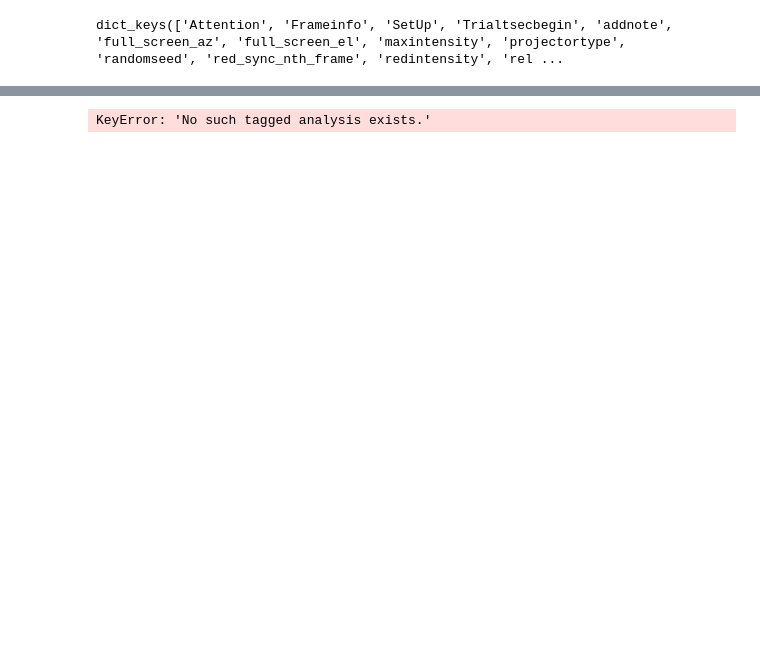
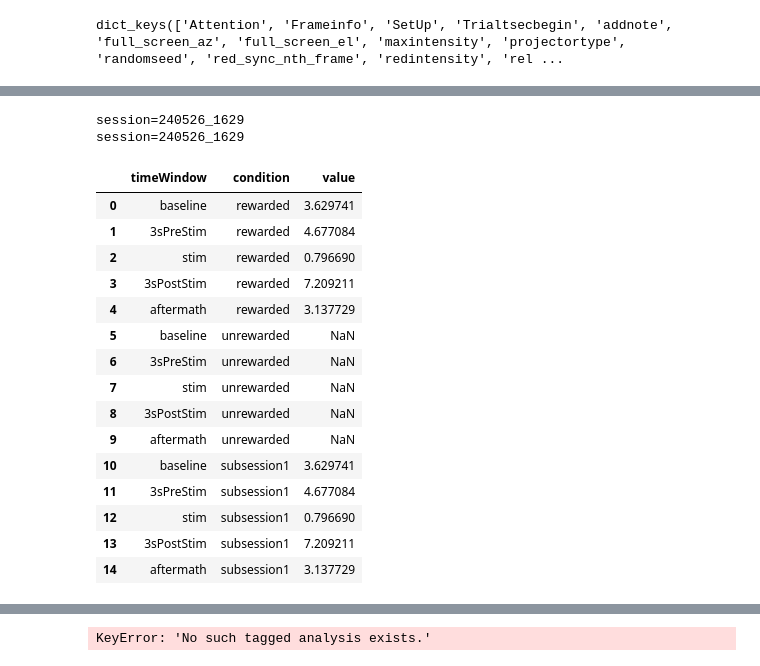
Before and after one commit to LiesDec/project_attention, a Jupyter notebook: notebooks/analysis_tryout.ipynb, the cells around one changed output, grey strips where cells are left out. Saved outputs shown, nothing was run; the diff lists cells and outputs as text; code cells hidden in the pictures; blank space fills up the shorter version.

```diff
--- a/notebooks/analysis_tryout.ipynb
+++ b/notebooks/analysis_tryout.ipynb
@@ -135,0 +68,79 @@ Type:      function
+# %%
+func_map = {
+    'mean': np.mean,
+    'median': np.median
+}
+stimFileAnalysisResult = mouse_context.analysis[f"stimFileAnalysis/session={session}"].get().result
+stimFileAnalysisInfo = mouse_context.analysis[f"stimFileAnalysis/session={session}"].get().info
+
+frameRate = stimFileAnalysisInfo['analyze']['parameters']['frameRate']
+secondsBefore = stimFileAnalysisInfo['analyze']['parameters']['secondsBefore']
+secondsAfter = stimFileAnalysisInfo['analyze']['parameters']['secondsAfter']
+
+behaviorData = stimFileAnalysisResult['behaviorData']
+rewardedTrials = stimFileAnalysisResult['rewardedTrials']
+nonRewardedTrials = stimFileAnalysisResult['nonRewardedTrials']
+nonValidTrials = stimFileAnalysisResult['nonValidTrials']
+
+movement = np.linalg.norm(behaviorData[1:,:,:], axis=0) # size of the total movement vector (cm/s)
+
+#Calculate average speed in selected timewindows for different categories
+nSubSessions = int(stimFileAnalysisResult['nSubsessions'][()])
+nTrialsPerSubsession = int(stimFileAnalysisResult['nTrialsPerSubsession'][()])
+trialCategories = ['rewarded', 'unrewarded'] + [f'subsession{i+1}' for i in np.arange(0,nSubSessions)]
+trialCategoriesIndices = [rewardedTrials, nonRewardedTrials] + [np.arange(0,nTrialsPerSubsession+i*nTrialsPerSubsession) for i in np.arange(0,nSubSessions)]
+#exclued invalid trials:
+for i in range(len(trialCategoriesIndices)):
+    trialCategoriesIndices[i] = [t for t in trialCategoriesIndices[i] if t not in nonValidTrials]
+timeWindows = ['baseline', '3sPreStim', 'stim', '3sPostStim','aftermath']
+timeWindowsSeconds = [
+    [0, secondsBefore * frameRate],
+    [3 * frameRate, secondsBefore * frameRate],
+    [secondsBefore * frameRate, (secondsBefore+ 3) * frameRate],
+    [(secondsBefore + 3) * frameRate, (secondsBefore + 6) * frameRate],
+    [(secondsBefore + 3) * frameRate, None]  # None represents slicing to the end
+]
+avSpeedT= {}
+avMovementT= {}
+avSpeed= {}
+avMovement= {}
+for timeWindow, t in zip(timeWindows, timeWindowsSeconds):
+    avSpeedT[timeWindow]={}
+    avMovementT[timeWindow]={}
+    avSpeed[timeWindow]={}
+    avMovement[timeWindow]={}
+    for cat, trialIdx in zip(trialCategories, trialCategoriesIndices):
+        avSpeedT[timeWindow][cat] = func_map[statistic](np.abs(behaviorData[1,t[0]:t[1],trialIdx]), axis=0) #only considering forward movement
+        avMovementT[timeWindow][cat] = func_map[statistic](movement[t[0]:t[1],trialIdx],axis=0)
+        avSpeed[timeWindow][cat] = func_map[statistic](avSpeedT[timeWindow][cat])
+        avMovement[timeWindow][cat] = func_map[statistic](avMovementT[timeWindow][cat])
+# %% [output]
+session=240526_1629
+session=240526_1629
+# %%
+df = pd.DataFrame.from_dict(avMovement, orient='index')
+# %%
+# If your current index contains the timeWindow labels, reset it
+df = df.reset_index().rename(columns={'index': 'timeWindow'})
+
+# Melt to long format
+df_long = pd.melt(df, id_vars='timeWindow', var_name='condition', value_name='value')
+
+df_long
+# %% [output]
+|  | timeWindow | condition | value |
+| 0 | baseline | rewarded | 3.629741 |
+| 1 | 3sPreStim | rewarded | 4.677084 |
+| 2 | stim | rewarded | 0.796690 |
+| 3 | 3sPostStim | rewarded | 7.209211 |
+| 4 | aftermath | rewarded | 3.137729 |
+| 5 | baseline | unrewarded | NaN |
+| 6 | 3sPreStim | unrewarded | NaN |
+| 7 | stim | unrewarded | NaN |
+| 8 | 3sPostStim | unrewarded | NaN |
+| 9 | aftermath | unrewarded | NaN |
+| 10 | baseline | subsession1 | 3.629741 |
+| 11 | 3sPreStim | subsession1 | 4.677084 |
+| 12 | stim | subsession1 | 0.796690 |
+| 13 | 3sPostStim | subsession1 | 7.209211 |
+| 14 | aftermath | subsession1 | 3.137729 |
```
Also changed, not shown: parts of 15 cells of this notebook, 6 other files.
